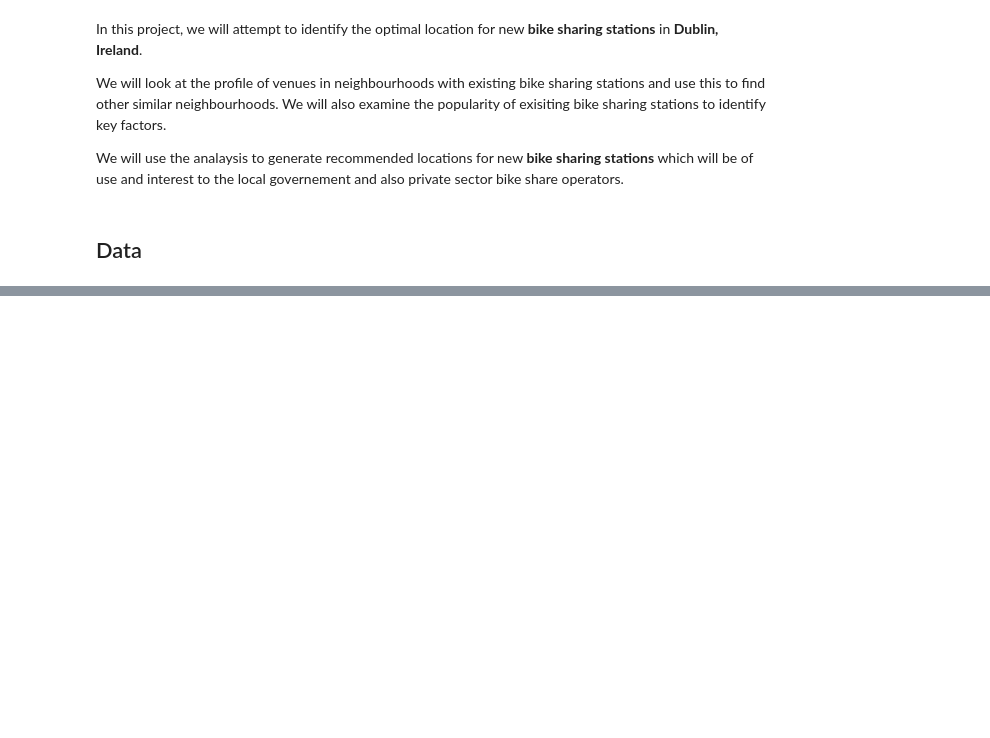
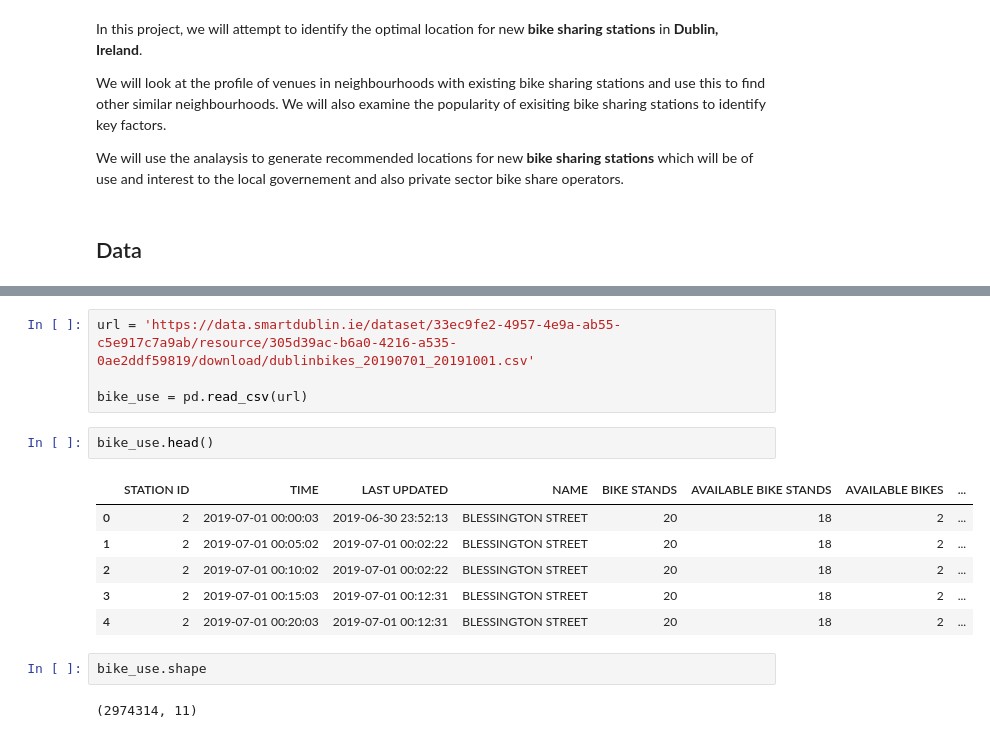
Before and after one commit to code-jk-code/Coursera_Capstone, a Jupyter notebook: IBM - Capstone Project - The best bike location.ipynb, the cells around one changed output, grey strips where cells are left out. Cells and saved outputs as stored; diff of their text form; blank space fills up the shorter version.

```diff
--- a/IBM - Capstone Project - The best bike location.ipynb
+++ b/IBM - Capstone Project - The best bike location.ipynb
@@ -31,0 +61,17 @@ This data will be retrieved from the following sources:
+# %%
+url = 'https://data.smartdublin.ie/dataset/33ec9fe2-4957-4e9a-ab55-c5e917c7a9ab/resource/305d39ac-b6a0-4216-a535-0ae2ddf59819/download/dublinbikes_20190701_20191001.csv'
+
+bike_use = pd.read_csv(url)
+# %%
+bike_use.head()
+# %% [output]
+|  | STATION ID | TIME | LAST UPDATED | NAME | BIKE STANDS | AVAILABLE BIKE STANDS | AVAILABLE BIKES | ... |
+| 0 | 2 | 2019-07-01 00:00:03 | 2019-06-30 23:52:13 | BLESSINGTON STREET | 20 | 18 | 2 | ... |
+| 1 | 2 | 2019-07-01 00:05:02 | 2019-07-01 00:02:22 | BLESSINGTON STREET | 20 | 18 | 2 | ... |
+| 2 | 2 | 2019-07-01 00:10:02 | 2019-07-01 00:02:22 | BLESSINGTON STREET | 20 | 18 | 2 | ... |
+| 3 | 2 | 2019-07-01 00:15:03 | 2019-07-01 00:12:31 | BLESSINGTON STREET | 20 | 18 | 2 | ... |
+| 4 | 2 | 2019-07-01 00:20:03 | 2019-07-01 00:12:31 | BLESSINGTON STREET | 20 | 18 | 2 | ... |
+# %%
+bike_use.shape
+# %% [output]
+(2974314, 11)
```
Also changed, not shown: parts of 31 cells of this notebook.
